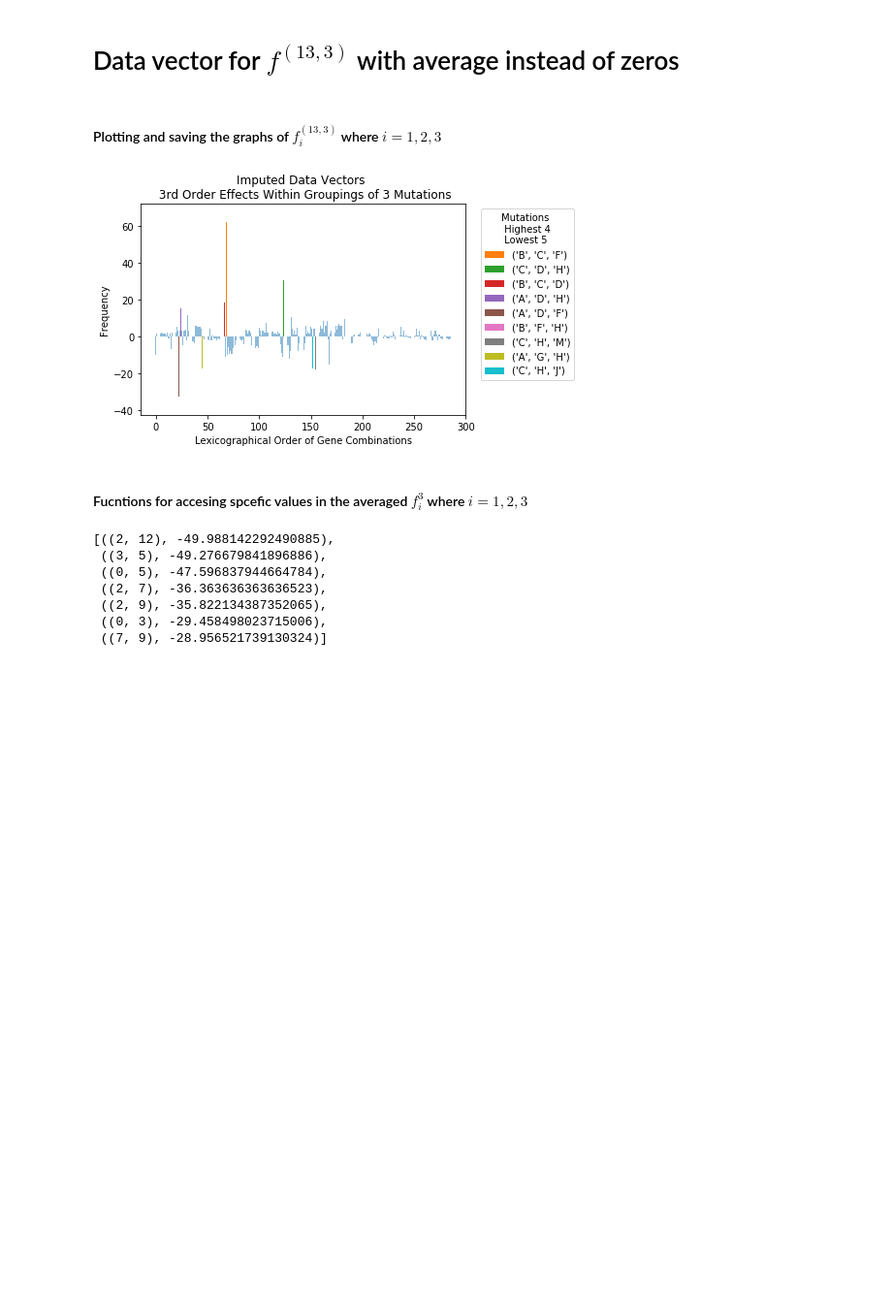
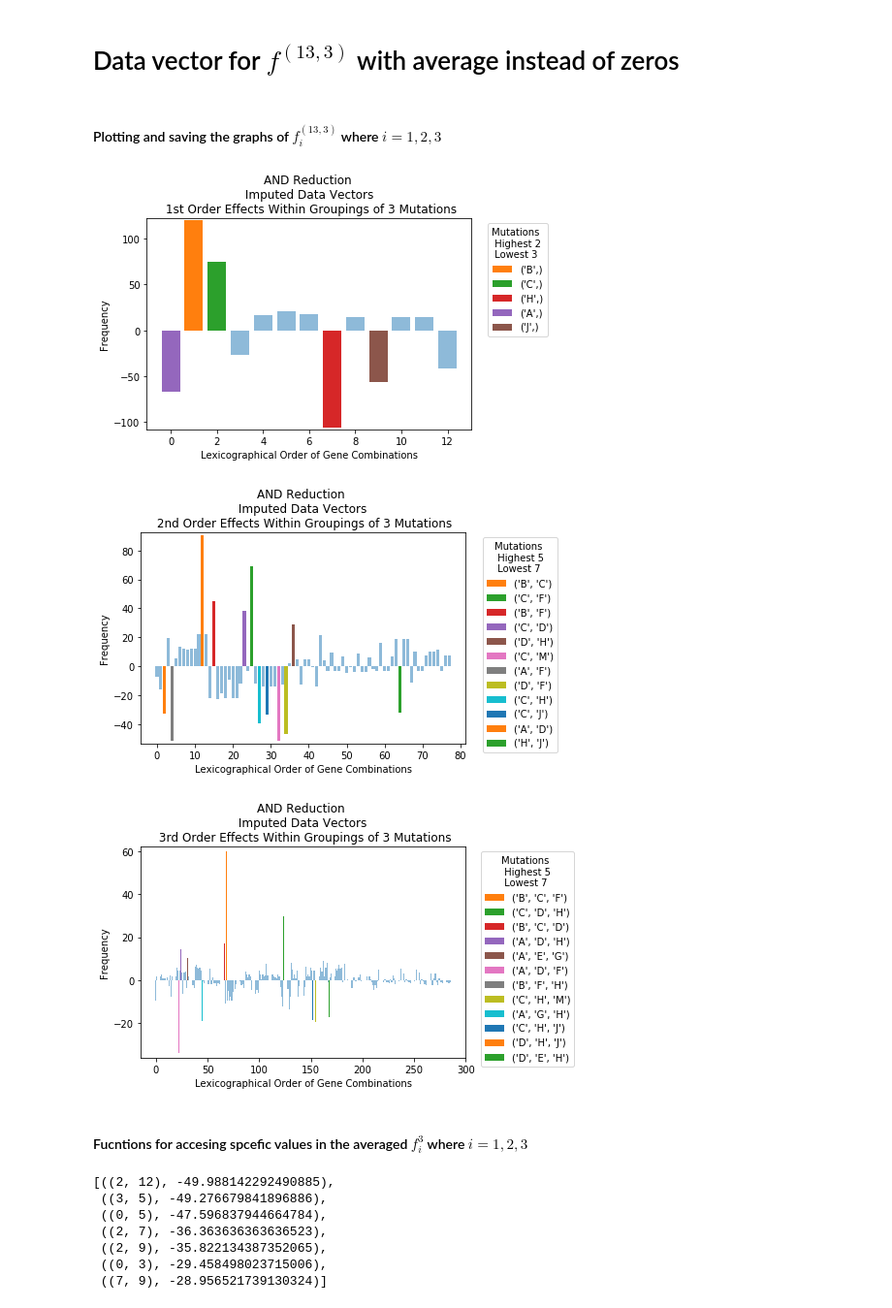
Before and after one commit to LillianGonzalezAlbino/FourierAnalysis, a Jupyter notebook: Spectral-Analysis-Reduced-Dataset(and).ipynb, the cells around one changed output. Shown at 97% size. Saved outputs shown, nothing was run; the diff lists cells and outputs as text; code cells hidden in the pictures; blank space fills up the shorter version.

```diff
--- a/Spectral-Analysis-Reduced-Dataset(and).ipynb
+++ b/Spectral-Analysis-Reduced-Dataset(and).ipynb
@@ -252,7 +253,27 @@ def create_data_vectors(PartitionList):
         datavec, counter = calc_f(PartitionList[data])
         dataVectors.append(datavec)
         counterVectors.append(counter)
-    return dataVectors, counterVectors
+    # go through all data vectors and calculate average
+    counter = 0
+    sumDataVec = 0
+    for i in range(len(dataVectors)):
+        sumDataVec += sum(dataVectors[i])
+        for j in range(len(dataVectors[i])):
+            if(int(dataVectors[i][j]) != 0):
+                counter +=1
+    # compute average
+    average = sumDataVec/counter
+    imputedVectors = []
+    # impute all data vectors with average
+    for i in range(len(dataVectors)):
+        imputed = np.zeros(len(dataVectors[i]))
+        for j in range(len(imputed)):
+            if(int(dataVectors[i][j]) == 0):
+                imputed[j] = average
+            else:
+                imputed[j] = dataVectors[i][j]
+        imputedVectors.append(imputed)
+    return imputedVectors, counterVectors
 
 # input: string or list, int
 # output: list of tuples
@@ -774,5 +713,9 @@ MalListf2 = Mallows_list(list(range(num_vars)), f2_list, (num_vars,int(k)))
 # %%
 # # plot f^2_1, f^2_2
 # order range from 1 to 2
-color_peaks(MalListf2[2], order = 2, k = 2, n_max_peak = 5, n_min_peak = 3, leg=1.3)
+p = ([2,2],[5,3])
+l = 1.25
+for o in range(1,3):
+    color_peaks(AllMallowVectors2[4][1][o],order=o,k=2,n_max_peak=p[o-1][0],n_min_peak=p[o-1][1],leg=l,imp=1,save=1)
+    l += 0.05
 # %% [output]
@@ -875,9 +778,15 @@ MalListf3 = Mallows_list(list(range(num_vars)), f3_list, (num_vars,int(k)))
 # %%
 # # plot f^3_1, f^3_2, f^3_3
 # order range from 1 to 4
-color_peaks(MalListf3[3], order = 3, k = 3, n_max_peak = 4, n_min_peak = 5, leg=1.35)
+p = ([2,3],[5,7],[5,7])
+l = 1.25
+for o in range(1,4):
+    color_peaks(AllMallowVectors2[3][1][o],order=o,k=3,n_max_peak=p[o-1][0],n_min_peak=p[o-1][1],leg=l,imp=1,save=1)
+    l += 0.05
 # %% [output]
-[figure, old version]
+[figure, new version]
+[figure, added]
+[figure, added]
 # %% [markdown]
 #### Fucntions for accesing spcefic values in the averaged $f^3_i$ where $i=1,2,3$
 # %%
```
Also changed, not shown: parts of 63 cells of this notebook, 1 other file.
